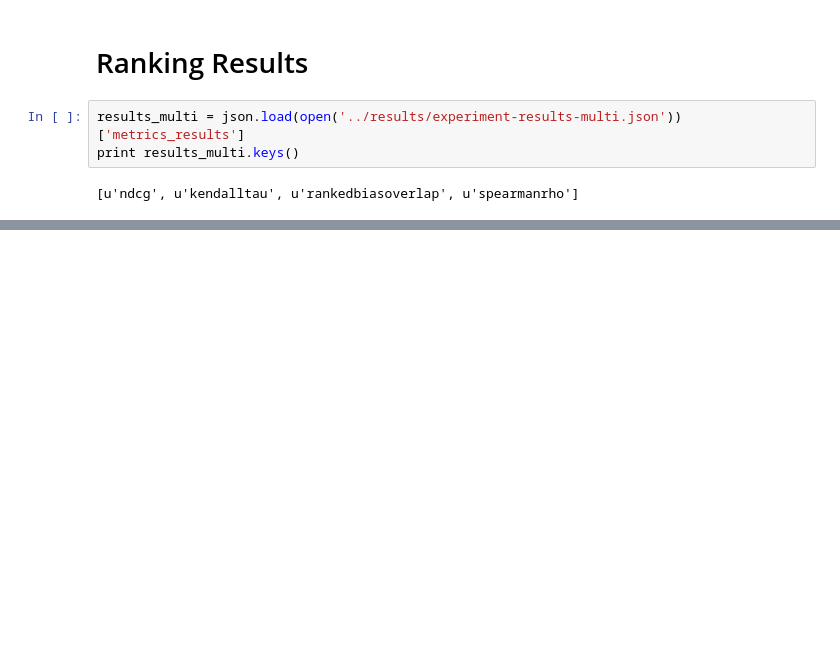
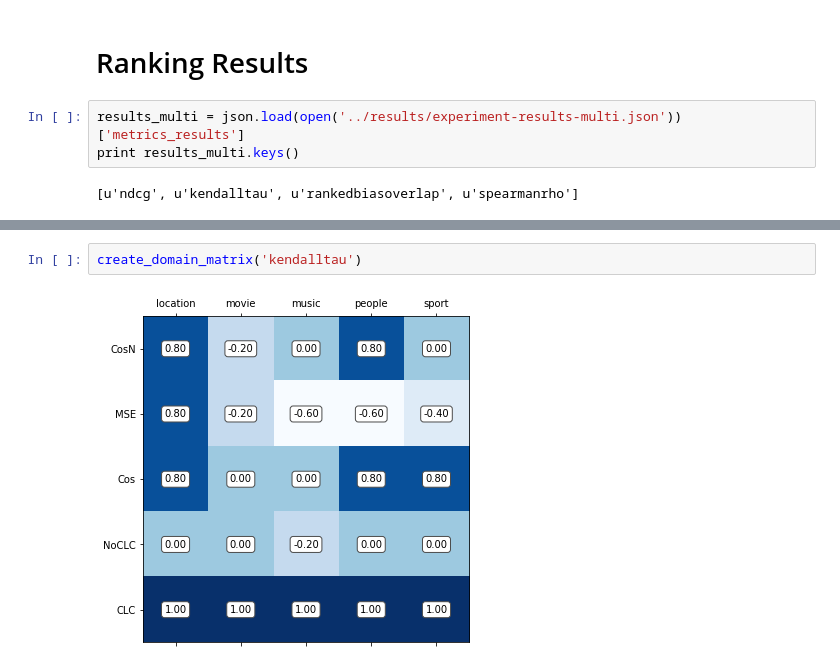
Before and after one commit to luciekaffee/metrics-label, a Jupyter notebook: graphs/Graphs.ipynb, the cells around one changed output, grey strips where cells are left out. Drawn from its saved outputs; the diff is of its cells as text; blank space fills up the shorter version.

```diff
--- a/graphs/Graphs.ipynb
+++ b/graphs/Graphs.ipynb
@@ -451,0 +508,4 @@ create_matrix('spearmanrho', True)
+# %%
+create_domain_matrix('kendalltau')
+# %% [output]
+[figure, added]
```
Also changed, not shown: parts of 12 cells of this notebook, 8 other files.
